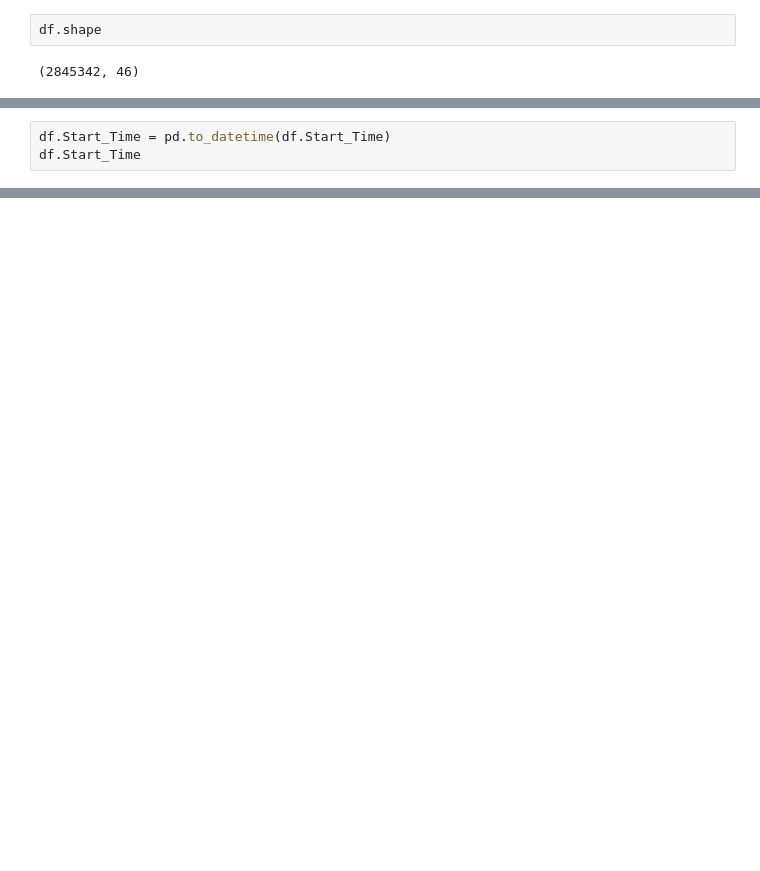
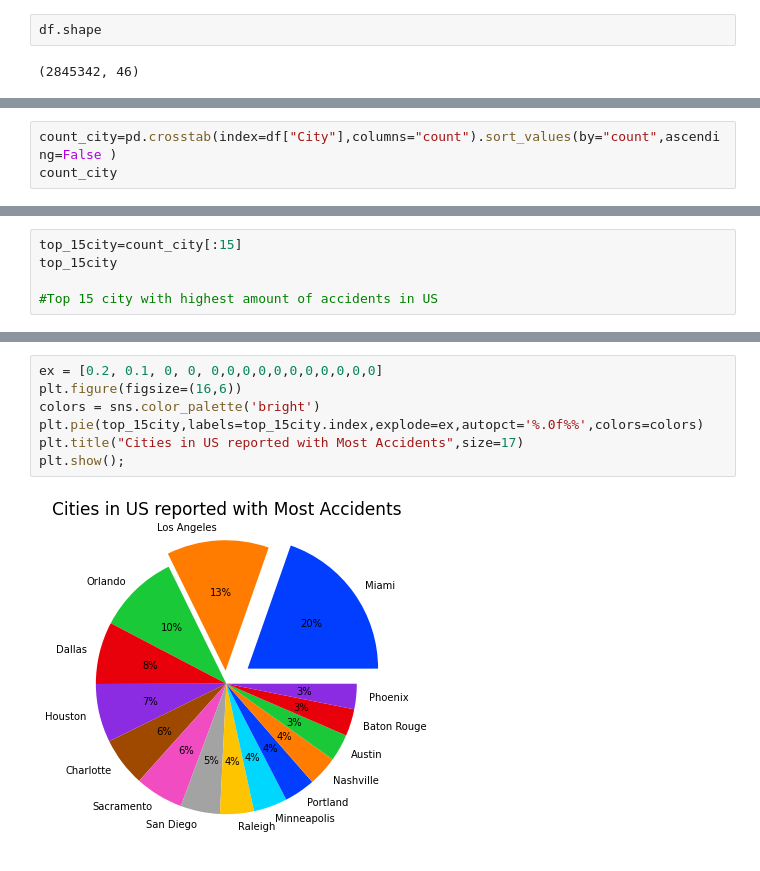
Before and after one commit to anand1994sp/My-first-repository, a Jupyter notebook: EDA_PROJECT_ON_US_ACCIDENTS2_8_MILLION_RECORDS.ipynb, the cells around one changed output, grey strips where cells are left out. Drawn from its saved outputs; the diff is of its cells as text; blank space fills up the shorter version.

```diff
--- a/EDA_PROJECT_ON_US_ACCIDENTS2_8_MILLION_RECORDS.ipynb
+++ b/EDA_PROJECT_ON_US_ACCIDENTS2_8_MILLION_RECORDS.ipynb
@@ -1164,3 +343,0 @@ Name: Start_Time, dtype: int64
-# %%
-df.Start_Time = pd.to_datetime(df.Start_Time)
-df.Start_Time
@@ -1524,0 +356,3 @@ Text(0, 0.5, 'No. of accidents')
+# %%
+count_city=pd.crosstab(index=df["City"],columns="count").sort_values(by="count",ascending=False )
+count_city
@@ -1524,0 +374,5 @@ Text(0, 0.5, 'No. of accidents')
+# %%
+top_15city=count_city[:15]
+top_15city
+
+#Top 15 city with highest amount of accidents in US
@@ -1524,0 +397,9 @@ Text(0, 0.5, 'No. of accidents')
+# %%
+ex = [0.2, 0.1, 0, 0, 0,0,0,0,0,0,0,0,0,0,0]
+plt.figure(figsize=(16,6))
+colors = sns.color_palette('bright')
+plt.pie(top_15city,labels=top_15city.index,explode=ex,autopct='%.0f%%',colors=colors)
+plt.title("Cities in US reported with Most Accidents",size=17)
+plt.show();
+# %% [output]
+[figure, added]
```
Also changed, not shown: parts of 183 cells of this notebook.
